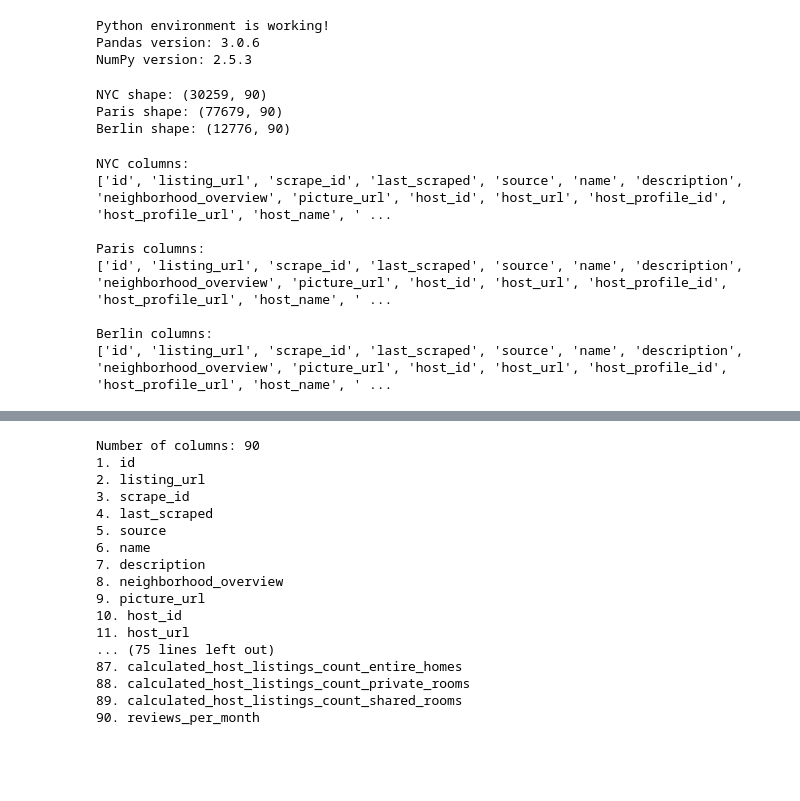
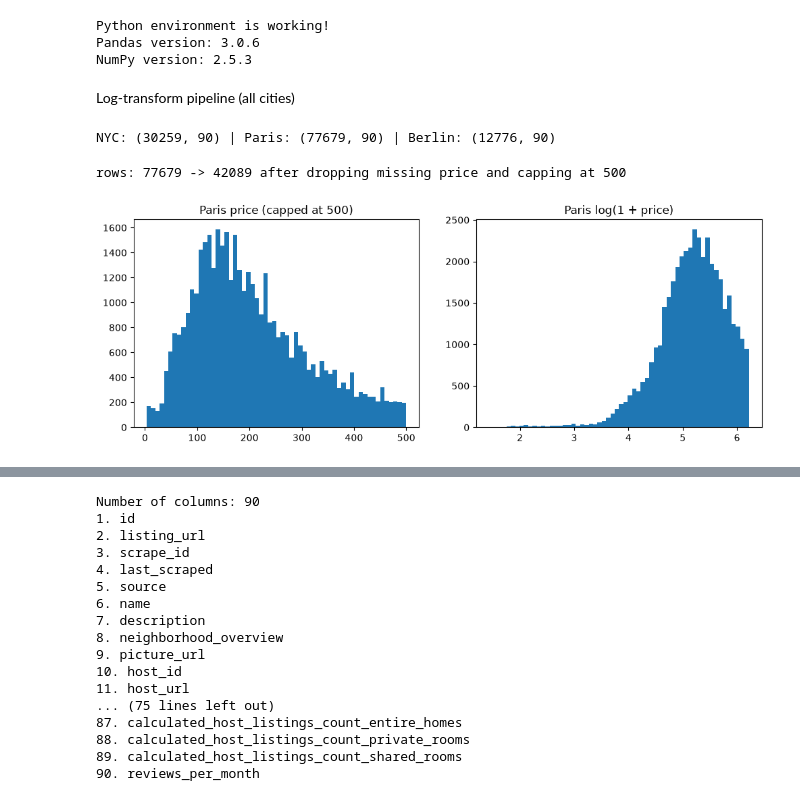
Before and after one commit to aryanmittal2107/AIRBNB_ML_PROJECT, a Jupyter notebook: notebooks/01_data_inspection.ipynb, the cells around one changed output, grey strips where cells are left out. Drawn from its saved outputs; the diff is of its cells as text; code cells hidden in the pictures; blank space fills up the shorter version.

Commit message:
Add log-transform pipeline: Ridge/KNN/RF/XGBoost on NYC, Paris, Berlin

```diff
--- a/notebooks/01_data_inspection.ipynb
+++ b/notebooks/01_data_inspection.ipynb
@@ -9,3 +9,5 @@ print("NumPy version:", np.__version__)
 Python environment is working!
 Pandas version: 3.0.6
 NumPy version: 2.5.3
+# %% [markdown]
+Log-transform pipeline (all cities)
@@ -12,30 +102,21 @@ NumPy version: 2.5.3
 # %%
+import pandas as pd
+
 nyc = pd.read_csv("../data/NYC/listings.csv.gz")
 paris = pd.read_csv("../data/Paris/listings (1).csv.gz")
 berlin = pd.read_csv("../data/berlin/listings (2).csv.gz")
 
-print("NYC shape:", nyc.shape)
-print("Paris shape:", paris.shape)
-print("Berlin shape:", berlin.shape)
+print("NYC:", nyc.shape, "| Paris:", paris.shape, "| Berlin:", berlin.shape)
 # %% [output]
-NYC shape: (30259, 90)
-Paris shape: (77679, 90)
-Berlin shape: (12776, 90)
+NYC: (30259, 90) | Paris: (77679, 90) | Berlin: (12776, 90)
-# %%
-print("NYC columns:")
-print(nyc.columns.tolist())
-
-print("\nParis columns:")
-print(paris.columns.tolist())
-
-print("\nBerlin columns:")
-print(berlin.columns.tolist())
-# %% [output]
-NYC columns:
-['id', 'listing_url', 'scrape_id', 'last_scraped', 'source', 'name', 'description', 'neighborhood_overview', 'picture_url', 'host_id', 'host_url', 'host_profile_id', 'host_profile_url', 'host_name', ' ...
-
-Paris columns:
-['id', 'listing_url', 'scrape_id', 'last_scraped', 'source', 'name', 'description', 'neighborhood_overview', 'picture_url', 'host_id', 'host_url', 'host_profile_id', 'host_profile_url', 'host_name', ' ...
-
-Berlin columns:
-['id', 'listing_url', 'scrape_id', 'last_scraped', 'source', 'name', 'description', 'neighborhood_overview', 'picture_url', 'host_id', 'host_url', 'host_profile_id', 'host_profile_url', 'host_name', ' ...
+# %%
+paris_df = prepare_city(paris)
+fig, ax = plt.subplots(1, 2, figsize=(12, 4))
+ax[0].hist(paris_df["price"], bins=60)
+ax[0].set_title("Paris price (capped at 500)")
+ax[1].hist(paris_df["log_price"], bins=60)
+ax[1].set_title("Paris log(1 + price)")
+plt.show()
+# %% [output]
+rows: 77679 -> 42089 after dropping missing price and capping at 500
+[figure, added]
```
Also changed, not shown: parts of 85 cells of this notebook.
